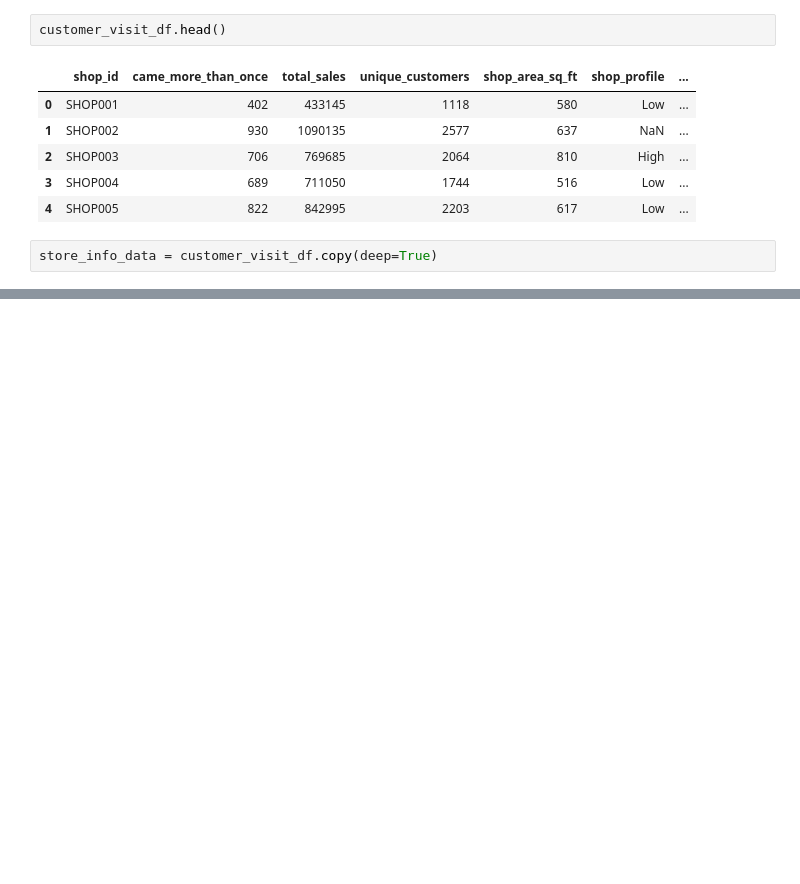
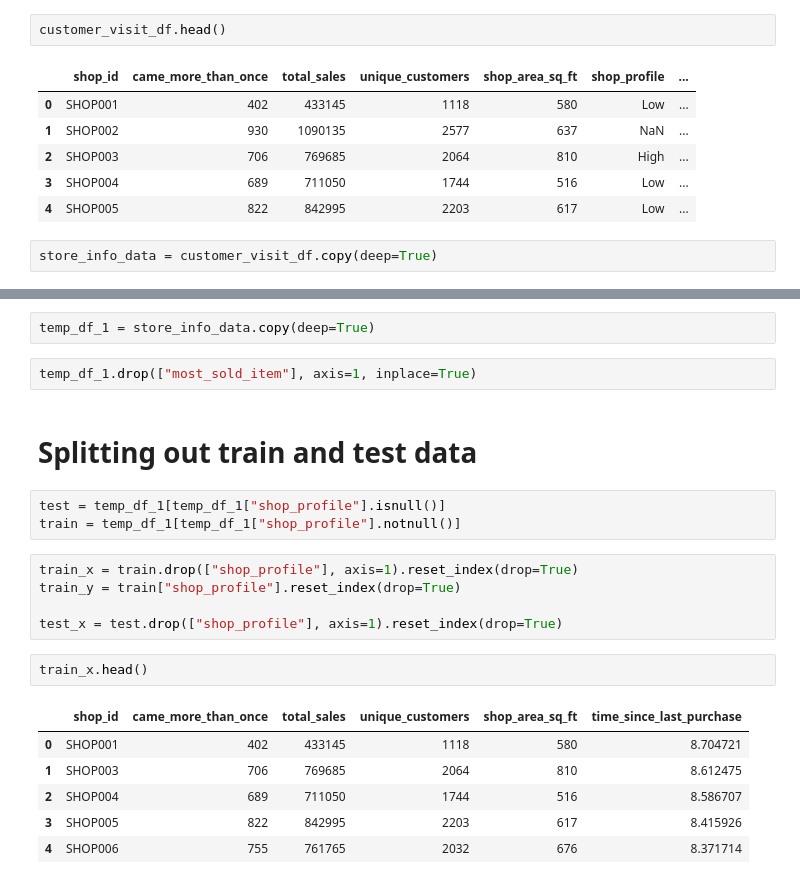
Before and after one commit to joelsathi/DataStorm-4.0-BrainLeftException, a Jupyter notebook: competition-notebook.ipynb, the cells around one changed output, grey strips where cells are left out. Cells and saved outputs as stored; diff of their text form; blank space fills up the shorter version.

```diff
--- a/competition-notebook.ipynb
+++ b/competition-notebook.ipynb
@@ -469,0 +509,23 @@ store_info_data = customer_visit_df.copy(deep=True)
+# %%
+temp_df_1 = store_info_data.copy(deep=True)
+# %%
+temp_df_1.drop(["most_sold_item"], axis=1, inplace=True)
+# %% [markdown]
+# Splitting out train and test data
+# %%
+test = temp_df_1[temp_df_1["shop_profile"].isnull()]
+train = temp_df_1[temp_df_1["shop_profile"].notnull()]
+# %%
+train_x = train.drop(["shop_profile"], axis=1).reset_index(drop=True)
+train_y = train["shop_profile"].reset_index(drop=True)
+
+test_x = test.drop(["shop_profile"], axis=1).reset_index(drop=True)
+# %%
+train_x.head()
+# %% [output]
+|  | shop_id | came_more_than_once | total_sales | unique_customers | shop_area_sq_ft | time_since_last_purchase |
+| 0 | SHOP001 | 402 | 433145 | 1118 | 580 | 8.704721 |
+| 1 | SHOP003 | 706 | 769685 | 2064 | 810 | 8.612475 |
+| 2 | SHOP004 | 689 | 711050 | 1744 | 516 | 8.586707 |
+| 3 | SHOP005 | 822 | 842995 | 2203 | 617 | 8.415926 |
+| 4 | SHOP006 | 755 | 761765 | 2032 | 676 | 8.371714 |
```
Also changed, not shown: parts of 39 cells of this notebook.
